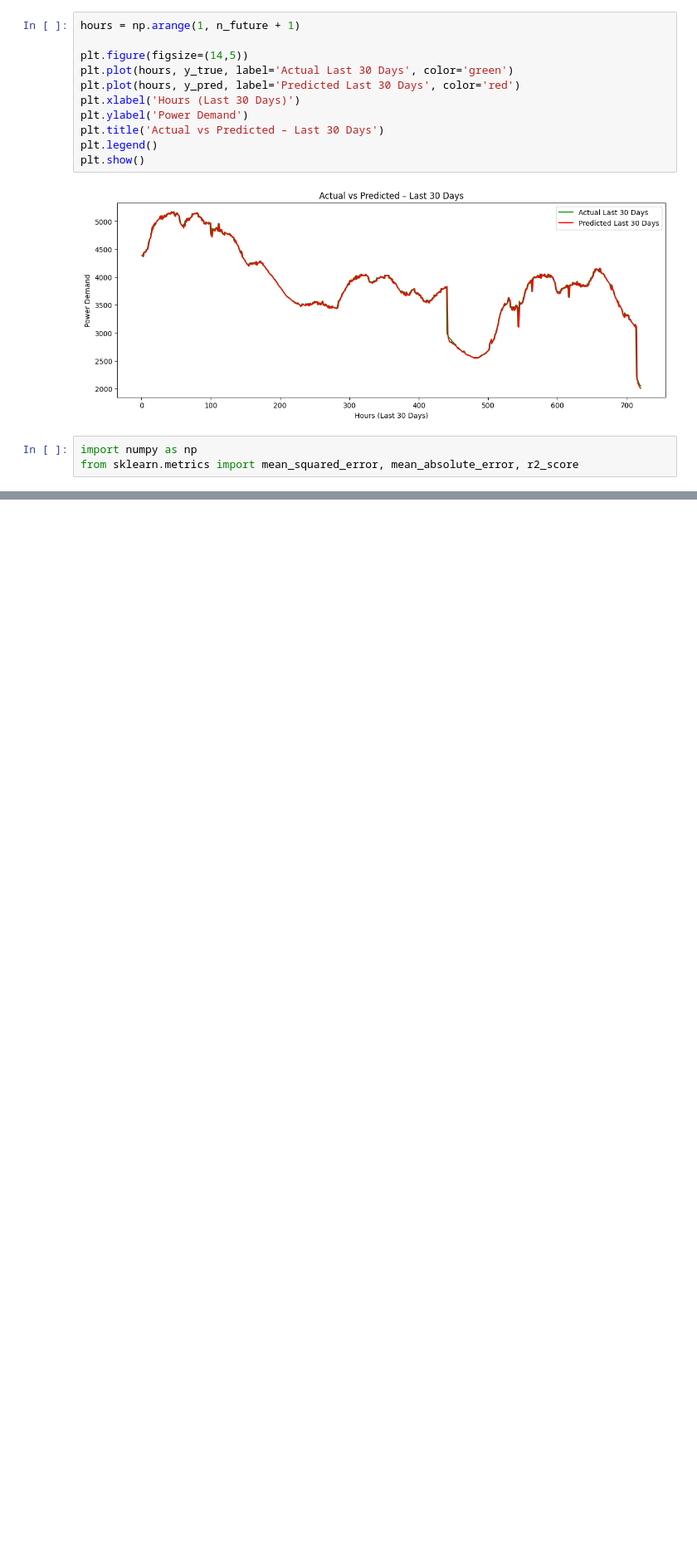
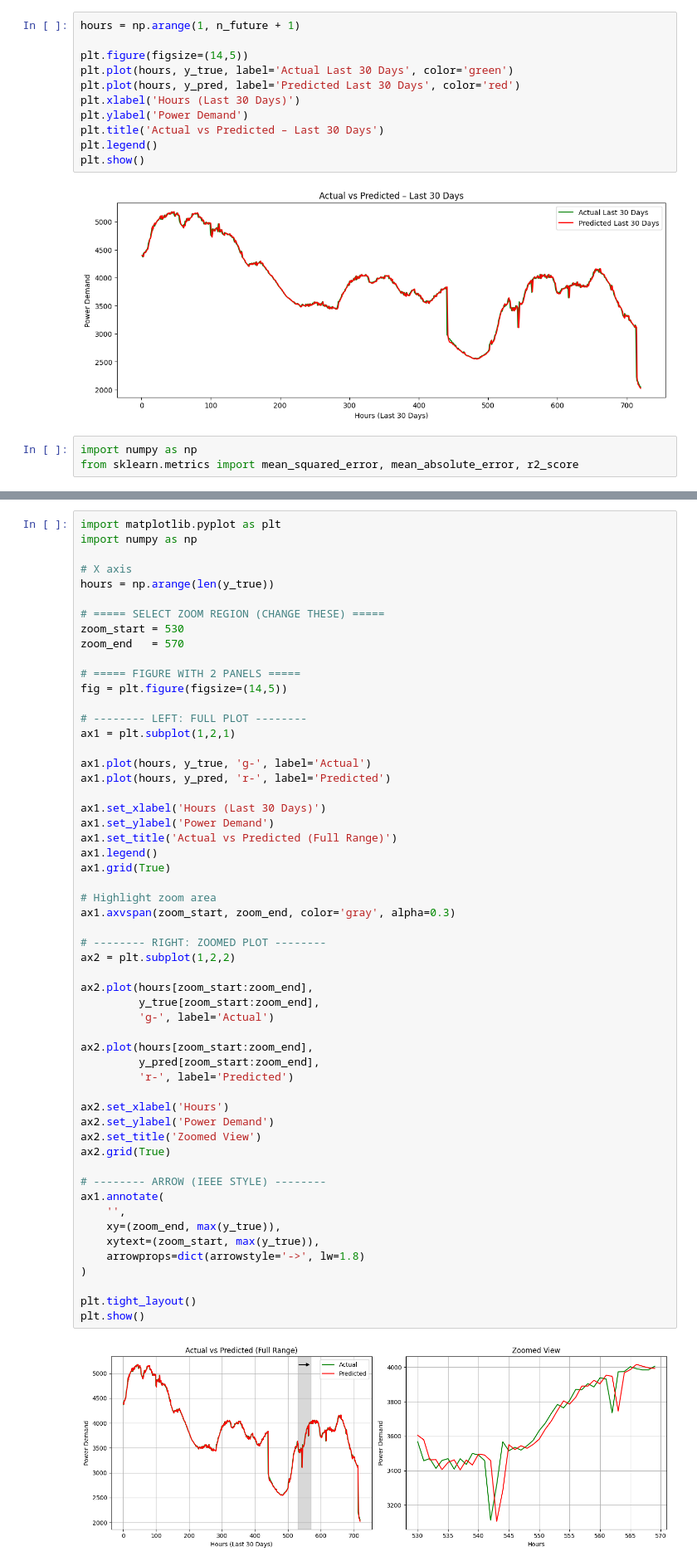
Before and after one commit to Danieljoshua720/Electricity-demand-forecasting-AIML, a Jupyter notebook: last30days.ipynb, the cells around one changed output, grey strips where cells are left out. Shown: that part at 83% size. Drawn from its saved outputs; the diff is of its cells as text; blank space fills up the shorter version.

```diff
--- a/last30days.ipynb
+++ b/last30days.ipynb
@@ -242,0 +300,57 @@ R²   : 0.9915423964029253
+# %%
+import matplotlib.pyplot as plt
+import numpy as np
+
+# X axis
+hours = np.arange(len(y_true))
+
+# ===== SELECT ZOOM REGION (CHANGE THESE) =====
+zoom_start = 530
+zoom_end   = 570
+
+# ===== FIGURE WITH 2 PANELS =====
+fig = plt.figure(figsize=(14,5))
+
+# -------- LEFT: FULL PLOT --------
+ax1 = plt.subplot(1,2,1)
+
+ax1.plot(hours, y_true, 'g-', label='Actual')
+ax1.plot(hours, y_pred, 'r-', label='Predicted')
+
+ax1.set_xlabel('Hours (Last 30 Days)')
+ax1.set_ylabel('Power Demand')
+ax1.set_title('Actual vs Predicted (Full Range)')
+ax1.legend()
+ax1.grid(True)
+
+# Highlight zoom area
+ax1.axvspan(zoom_start, zoom_end, color='gray', alpha=0.3)
+
+# -------- RIGHT: ZOOMED PLOT --------
+ax2 = plt.subplot(1,2,2)
+
+ax2.plot(hours[zoom_start:zoom_end],
+         y_true[zoom_start:zoom_end],
+         'g-', label='Actual')
+
+ax2.plot(hours[zoom_start:zoom_end],
+         y_pred[zoom_start:zoom_end],
+         'r-', label='Predicted')
+
+ax2.set_xlabel('Hours')
+ax2.set_ylabel('Power Demand')
+ax2.set_title('Zoomed View')
+ax2.grid(True)
+
+# -------- ARROW (IEEE STYLE) --------
+ax1.annotate(
+    '',
+    xy=(zoom_end, max(y_true)),
+    xytext=(zoom_start, max(y_true)),
+    arrowprops=dict(arrowstyle='->', lw=1.8)
+)
+
+plt.tight_layout()
+plt.show()
+# %% [output]
+[figure, added]
```
Also changed, not shown: parts of 5 cells of this notebook.
